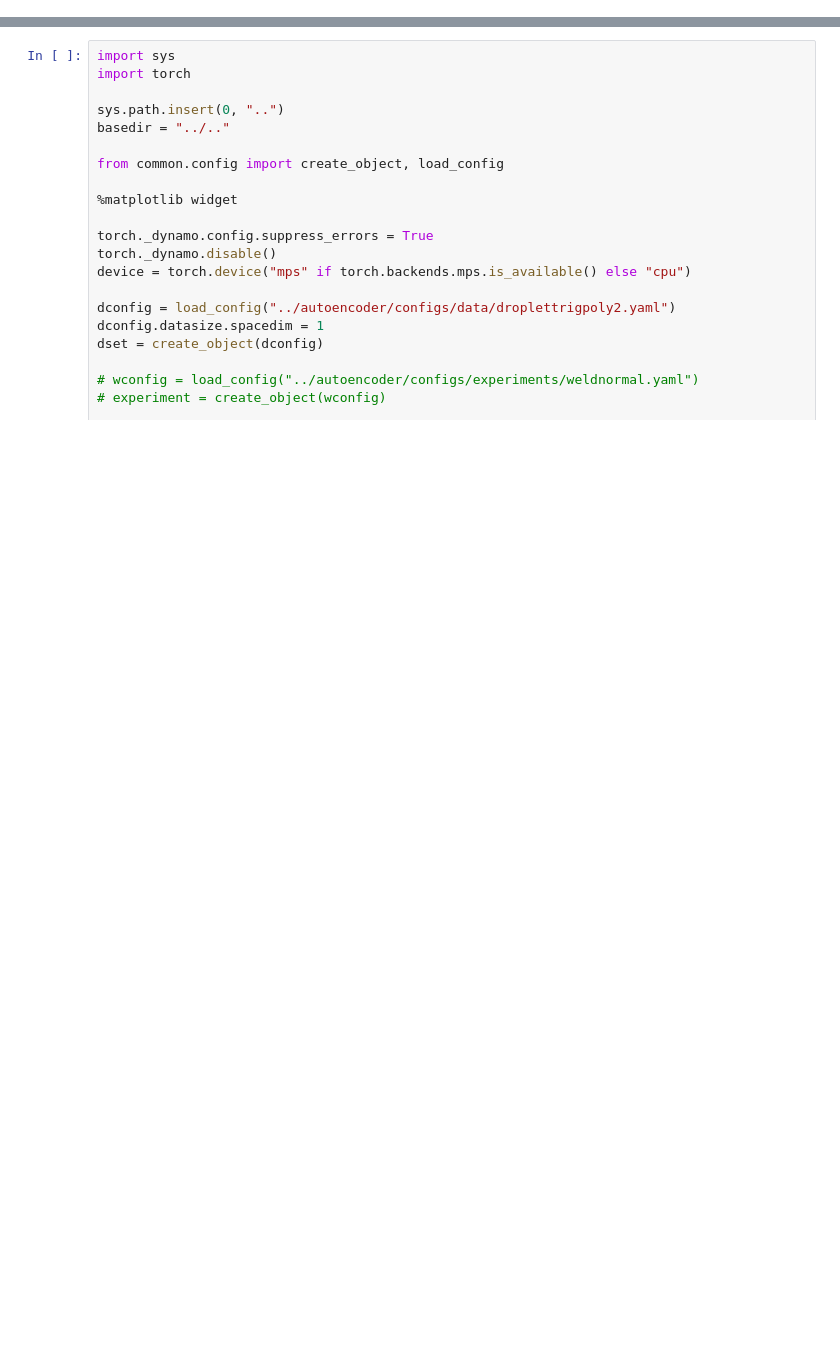
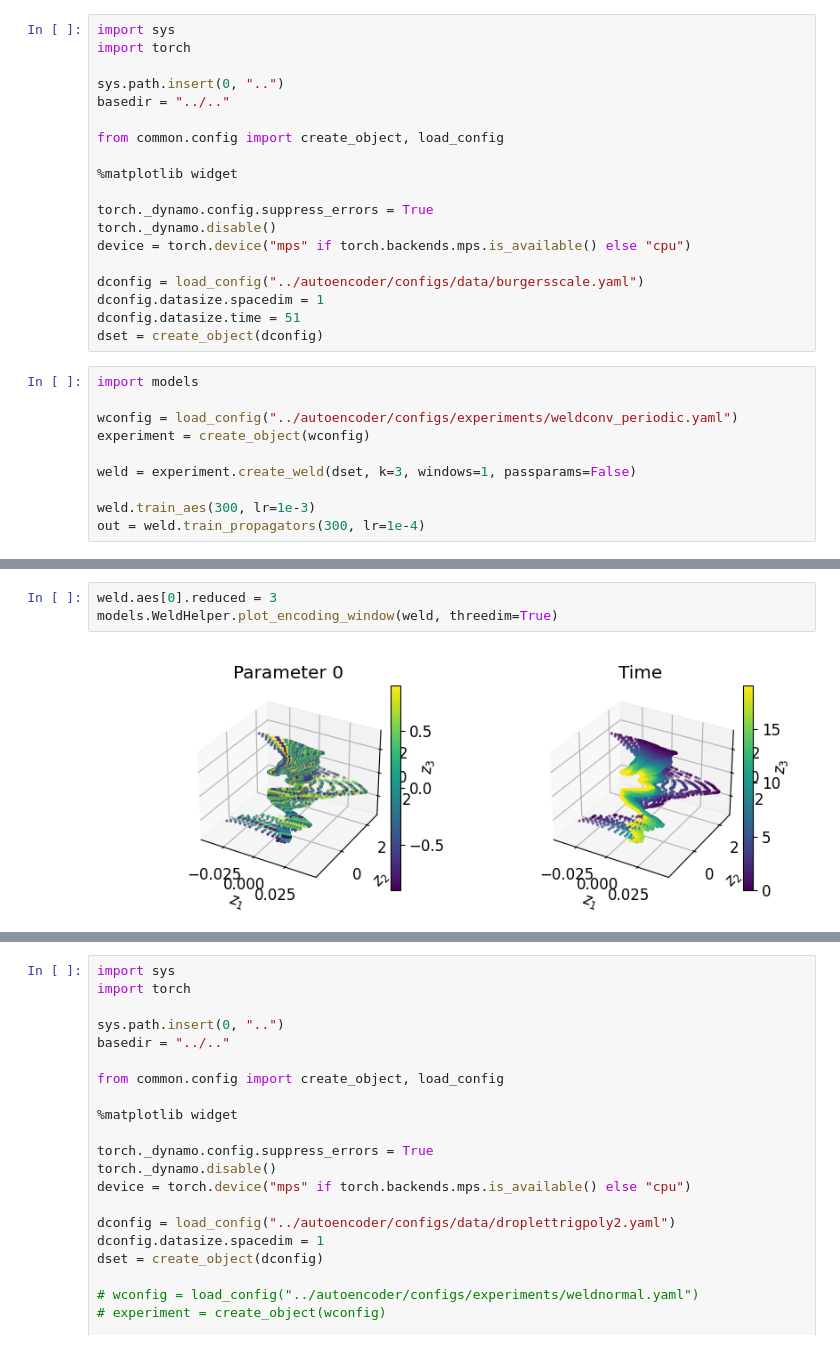
Before and after one commit to birajdahal/aenet, a Jupyter notebook: src/notebooks/test.ipynb, the cells around one changed output, grey strips where cells are left out. Saved outputs shown, nothing was run; the diff lists cells and outputs as text; blank space fills up the shorter version.

```diff
--- a/src/notebooks/test.ipynb
+++ b/src/notebooks/test.ipynb
@@ -0,0 +19,29 @@
+# %%
+import sys
+import torch
+
+sys.path.insert(0, "..")
+basedir = "../.."
+
+from common.config import create_object, load_config
+
+%matplotlib widget
+
+torch._dynamo.config.suppress_errors = True
+torch._dynamo.disable()
+device = torch.device("mps" if torch.backends.mps.is_available() else "cpu")
+
+dconfig = load_config("../autoencoder/configs/data/burgersscale.yaml")
+dconfig.datasize.spacedim = 1
+dconfig.datasize.time = 51
+dset = create_object(dconfig)
+# %%
+import models
+
+wconfig = load_config("../autoencoder/configs/experiments/weldconv_periodic.yaml")
+experiment = create_object(wconfig)
+
+weld = experiment.create_weld(dset, k=3, windows=1, passparams=False)
+
+weld.train_aes(300, lr=1e-3)
+out = weld.train_propagators(300, lr=1e-4)
@@ -0,0 +59,5 @@
+# %%
+weld.aes[0].reduced = 3
+models.WeldHelper.plot_encoding_window(weld, threedim=True)
+# %% [output]
+[figure, added]
```
Also changed, not shown: parts of 12 cells of this notebook, 19 other files.
